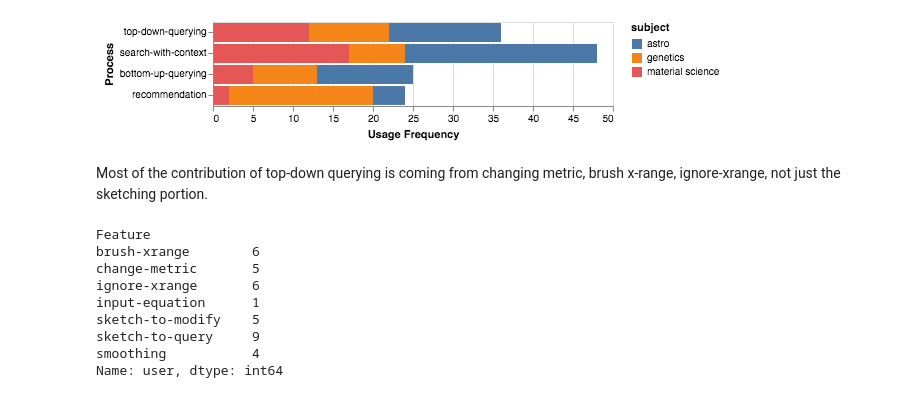
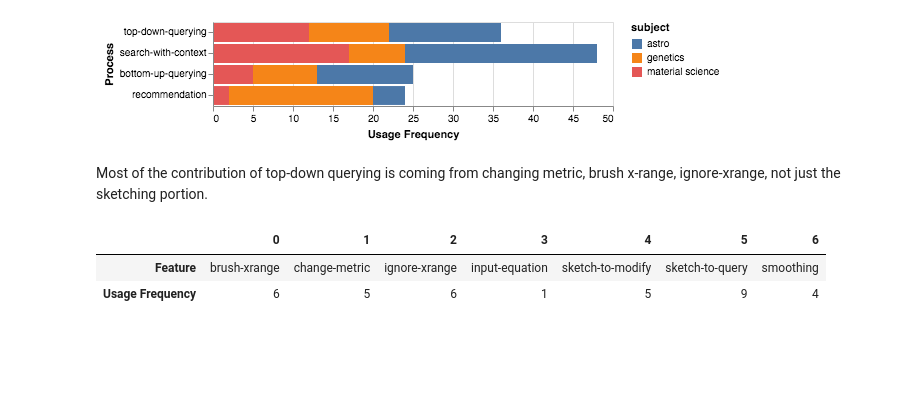
Before and after one commit to dorisjlee/ZV-paper, a Jupyter notebook: analysis/EventSeriesAnalysis.ipynb, the cells around one changed output. Drawn from its saved outputs; the diff is of its cells as text; code cells hidden in the pictures; blank space fills up the shorter version.

```diff
--- a/analysis/EventSeriesAnalysis.ipynb
+++ b/analysis/EventSeriesAnalysis.ipynb
@@ -260,14 +276,8 @@ alt.Chart(df_frequency_by_subject_feature).mark_bar().encode(
 # %% [markdown]
 Most of the contribution of top-down querying is coming from changing metric, brush x-range, ignore-xrange, not just the sketching portion.
 # %%
-df_process[df_process["Process"]=="top-down-querying"].groupby("Feature").count()["user"]
+df_process[df_process["Process"]=="top-down-querying"].groupby("Feature").count().rename(columns={"t":"Usage Frequency"}).reset_index()[["Feature","Usage Frequency"]].transpose()
 # %% [output]
-Feature
-brush-xrange        6
-change-metric       5
-ignore-xrange       6
-input-equation      1
-sketch-to-modify    5
-sketch-to-query     9
-smoothing           4
-Name: user, dtype: int64
+|  | 0 | 1 | 2 | 3 | 4 | 5 | 6 |
+| Feature | brush-xrange | change-metric | ignore-xrange | input-equation | sketch-to-modify | sketch-to-query | smoothing |
+| Usage Frequency | 6 | 5 | 6 | 1 | 5 | 9 | 4 |
```
Also changed, not shown: parts of 20 cells of this notebook, 7 other files.
